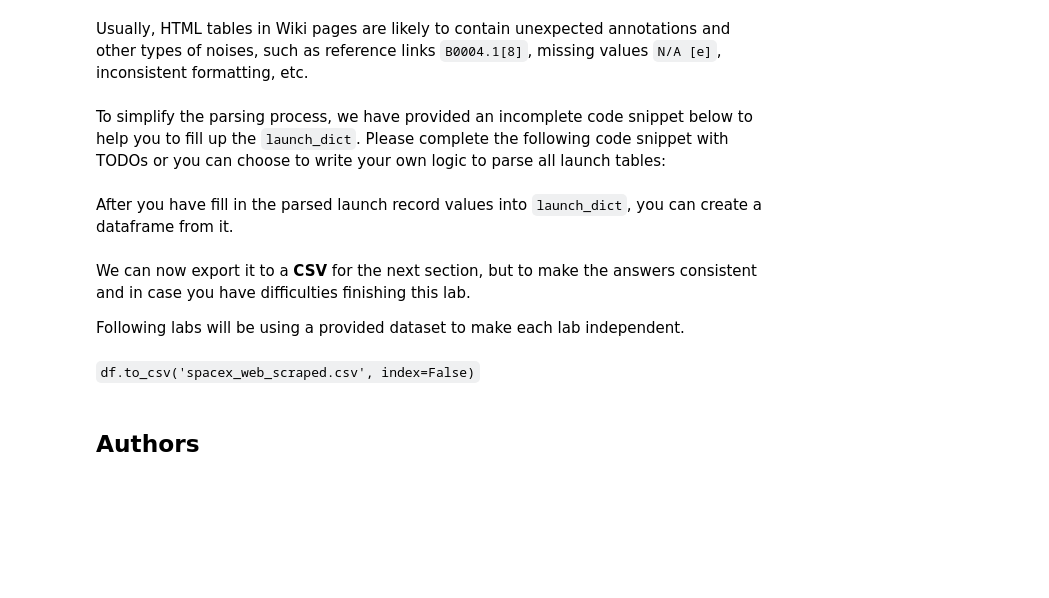
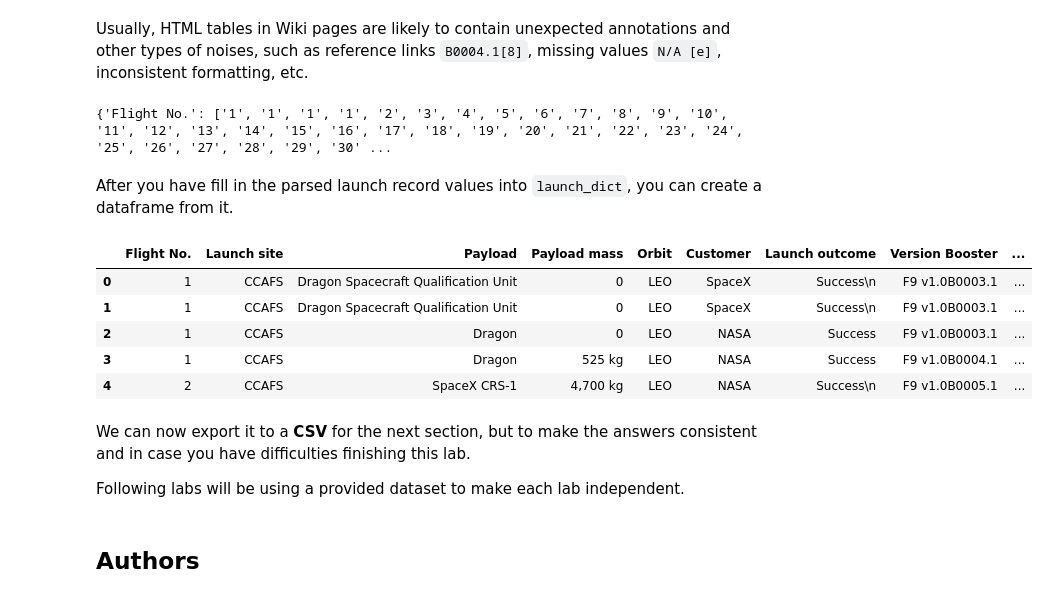
Before and after one commit to aayushigupta99/SpaceY, a Jupyter notebook: Data Collection with Web Scraping.ipynb, the cells around one changed output. Cells and saved outputs as stored; diff of their text form; code cells hidden in the pictures; blank space fills up the shorter version.

```diff
--- a/Data Collection with Web Scraping.ipynb
+++ b/Data Collection with Web Scraping.ipynb
@@ -129,3 +134,5 @@ First, let's perform an HTTP GET method to request the Falcon9 Launch HTML page,
 Create a `BeautifulSoup` object from the HTML `response`
 # %%
 # Use BeautifulSoup() to create a BeautifulSoup object from a response text content
+soup = BeautifulSoup(response.content, 'html.parser')
+soup.prettify()
@@ -140,5 +152,6 @@ Next, we want to collect all relevant column names from the HTML table header
 # %% [markdown]
 Let's try to find all tables on the wiki page first. If you need to refresh your memory about `BeautifulSoup`, please check the external reference link towards the end of this lab
 # %%
-# Use the find_all function in the BeautifulSoup object, with element type `table`
-# Assign the result to a list called `html_tables`
+# Use the find_all function in the BeautifulSoup object, with element type `table` and assign the result to a list called `html_tables`
+html_tables = soup.find_all('table')
+html_tables
@@ -182,3 +231,9 @@ column_names = []
 # Apply find_all() function with `th` element on first_launch_table
 # Iterate each th element and apply the provided extract_column_from_header() to get a column name
 # Append the Non-empty column name (`if name is not None and len(name) > 0`) into a list called column_names
+for i in first_launch_table.find_all('th'):
+    col = extract_column_from_header(i)
+    if col is not None and len(col) > 0:
+        column_names.append(col)
+
+print(column_names)
@@ -213,8 +268,6 @@ launch_dict['Time']=[]
 Next, we just need to fill up the `launch_dict` with launch records extracted from table rows.
 # %% [markdown]
 Usually, HTML tables in Wiki pages are likely to contain unexpected annotations and other types of noises, such as reference links `B0004.1[8]`, missing values `N/A [e]`, inconsistent formatting, etc.
-# %% [markdown]
-To simplify the parsing process, we have provided an incomplete code snippet below to help you to fill up the `launch_dict`. Please complete the following code snippet with TODOs or you can choose to write your own logic to parse all launch tables:
 # %%
 extracted_row = 0
 #Extract each table
@@ -292,2 +348,10 @@ for table_number,table in enumerate(soup.find_all('table',"wikitable plainrowhea
+# %%
+dummy = dict.fromkeys(launch_dict.keys())
+for i in launch_dict.keys():
+    arr = list(launch_dict.get(i))
+    dummy[i] = arr
+print(dummy)
+# %% [output]
+{'Flight No.': ['1', '1', '1', '1', '2', '3', '4', '5', '6', '7', '8', '9', '10', '11', '12', '13', '14', '15', '16', '17', '18', '19', '20', '21', '22', '23', '24', '25', '26', '27', '28', '29', '30' ...
 # %% [markdown]
 After you have fill in the parsed launch record values into `launch_dict`, you can create a dataframe from it.
@@ -296,6 +358,15 @@ df=pd.DataFrame(launch_dict)
+# %%
+df = pd.DataFrame.from_dict(dummy, orient='index')
+df = df.transpose()
+df.head()
+# %% [output]
+|  | Flight No. | Launch site | Payload | Payload mass | Orbit | Customer | Launch outcome | Version Booster | ... |
+| 0 | 1 | CCAFS | Dragon Spacecraft Qualification Unit | 0 | LEO | SpaceX | Success\n | F9 v1.0B0003.1 | ... |
+| 1 | 1 | CCAFS | Dragon Spacecraft Qualification Unit | 0 | LEO | SpaceX | Success\n | F9 v1.0B0003.1 | ... |
+| 2 | 1 | CCAFS | Dragon | 0 | LEO | NASA | Success | F9 v1.0B0003.1 | ... |
+| 3 | 1 | CCAFS | Dragon | 525 kg | LEO | NASA | Success | F9 v1.0B0004.1 | ... |
+| 4 | 2 | CCAFS | SpaceX CRS-1 | 4,700 kg | LEO | NASA | Success\n | F9 v1.0B0005.1 | ... |
 # %% [markdown]
 We can now export it to a <b>CSV</b> for the next section, but to make the answers consistent and in case you have difficulties finishing this lab.
 
 Following labs will be using a provided dataset to make each lab independent.
-# %% [markdown]
-<code>df.to_csv('spacex_web_scraped.csv', index=False)</code>
```
Also changed, not shown: parts of 13 cells of this notebook.
